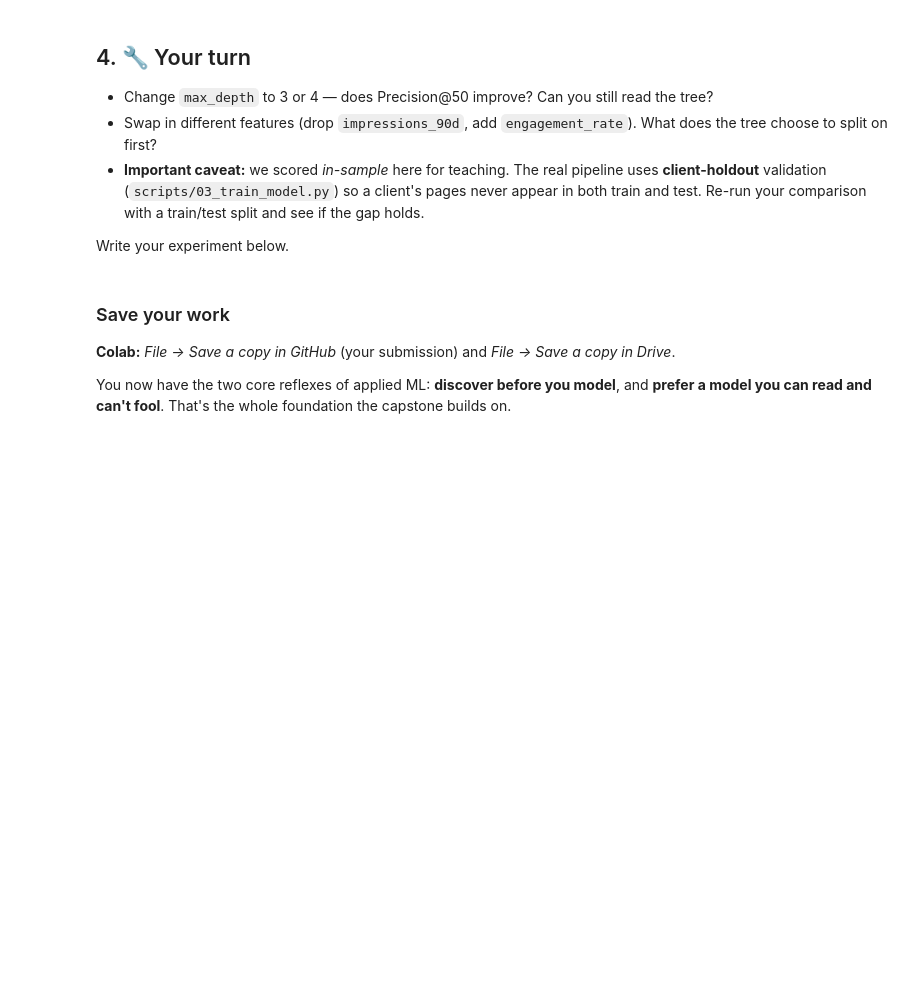
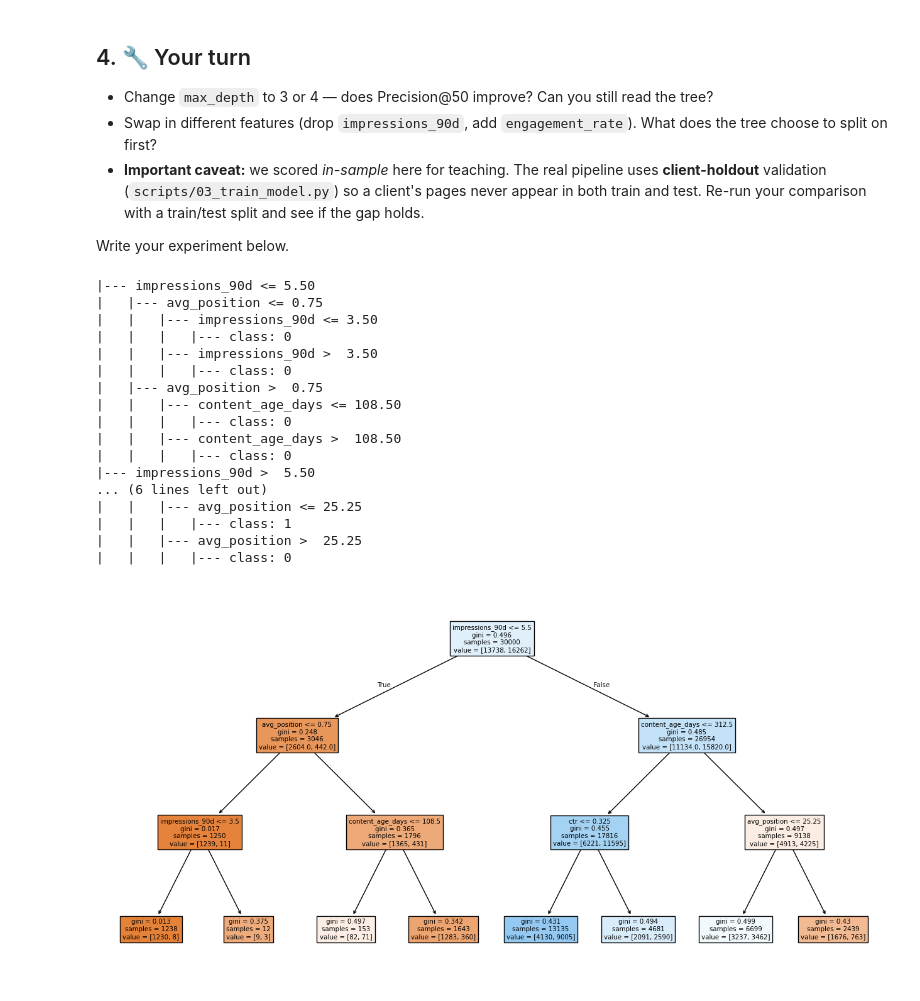
Before and after one commit to jawad-khan710/Flyrank-ml-internship, a Jupyter notebook: notebooks/02_your_first_readable_model.ipynb, the cells around one changed output. Cells and saved outputs as stored; diff of their text form; code cells hidden in the pictures; blank space fills up the shorter version.

```diff
--- a/notebooks/02_your_first_readable_model.ipynb
+++ b/notebooks/02_your_first_readable_model.ipynb
@@ -107,5 +150,33 @@ Write your experiment below.
-# %% [markdown]
-### Save your work
-**Colab:** *File → Save a copy in GitHub* (your submission) and *File → Save a copy in Drive*.
-
-You now have the two core reflexes of applied ML: **discover before you model**, and **prefer a model you can read and can't fool**. That's the whole foundation the capstone builds on.
+# %%
+# Your experiment here
+tree = DecisionTreeClassifier(
+    max_depth=3,
+    random_state=42
+).fit(X, y)
+
+print(export_text(tree, feature_names=features))
+from sklearn.tree import plot_tree
+import matplotlib.pyplot as plt
+
+plt.figure(figsize=(16,8))
+plot_tree(tree, feature_names=X.columns, filled=True)
+plt.show()
+# %% [output]
+|--- impressions_90d <= 5.50
+|   |--- avg_position <= 0.75
+|   |   |--- impressions_90d <= 3.50
+|   |   |   |--- class: 0
+|   |   |--- impressions_90d >  3.50
+|   |   |   |--- class: 0
+|   |--- avg_position >  0.75
+|   |   |--- content_age_days <= 108.50
+|   |   |   |--- class: 0
+|   |   |--- content_age_days >  108.50
+|   |   |   |--- class: 0
+|--- impressions_90d >  5.50
+... (6 lines left out)
+|   |   |--- avg_position <= 25.25
+|   |   |   |--- class: 1
+|   |   |--- avg_position >  25.25
+|   |   |   |--- class: 0
+[figure, added]
```
Also changed, not shown: parts of 8 cells of this notebook.
